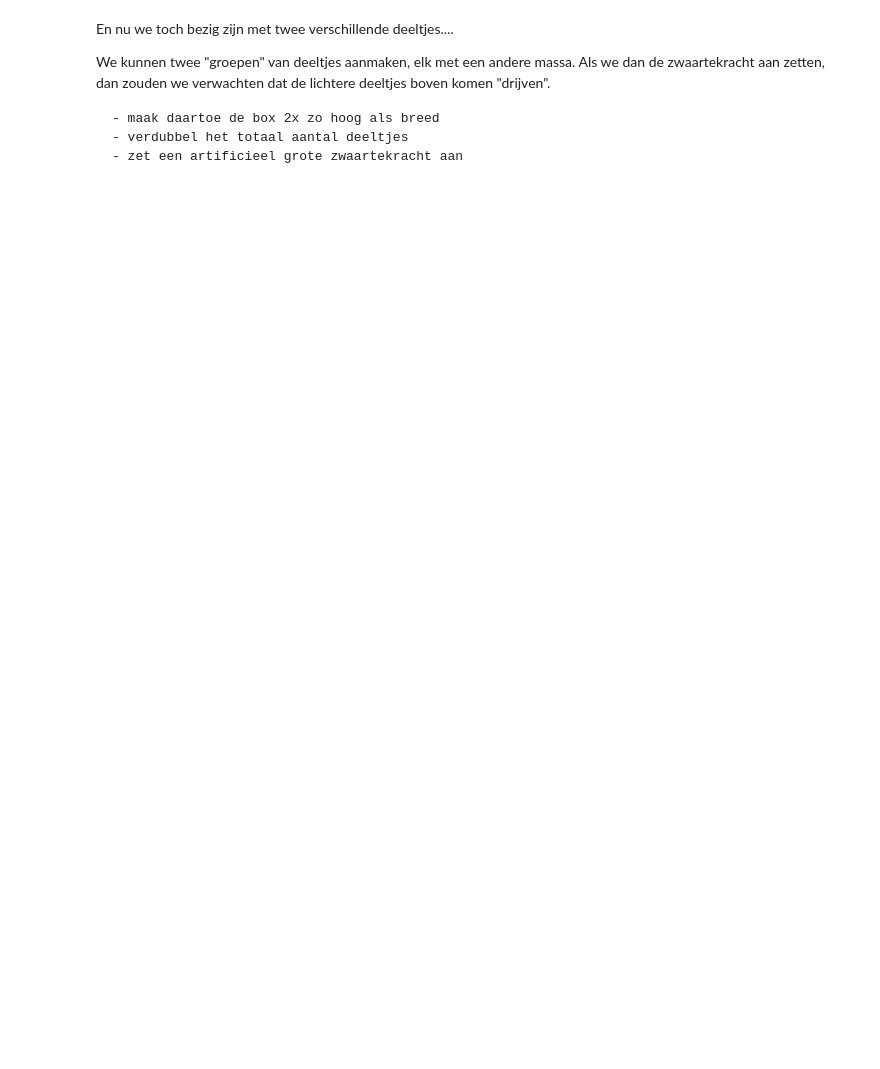
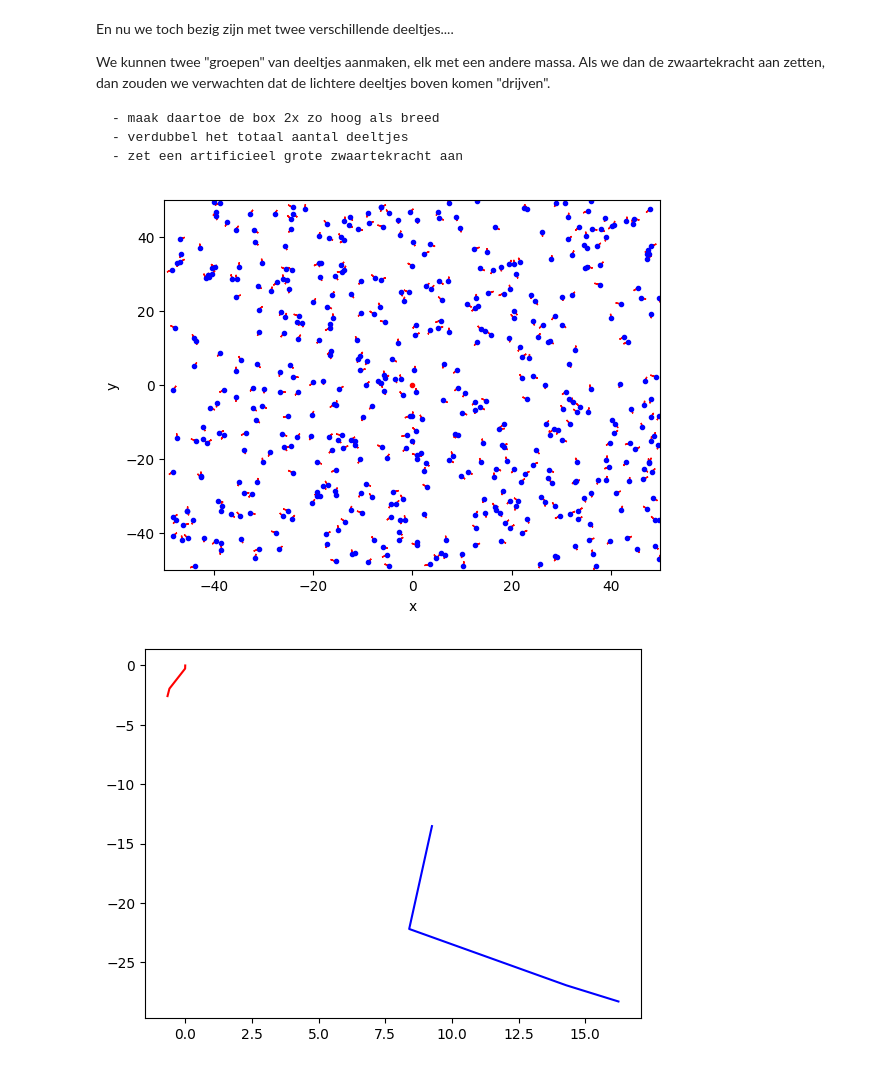
Before and after one commit to Jz-Mo/thermolab, a Jupyter notebook: Content/PySim/4_brownianmotion.ipynb, the cells around one changed output. Cells and saved outputs as stored; diff of their text form; code cells hidden in the pictures; blank space fills up the shorter version.

```diff
--- a/Content/PySim/4_brownianmotion.ipynb
+++ b/Content/PySim/4_brownianmotion.ipynb
@@ -601,7 +601,7 @@ Box_length = Box_length_0     # De grootte van de box kan wijzigen!
 # Particles
 dt = 0.1
 particles = []
-N = 720
+N = 500
 distance_traveled = np.zeros(N+1)
 v_0 = 1
 dt = 0.04
@@ -702,30 +702,33 @@ for i in range(400):
 
     track_x_light.append(particles[0].r[0])
     track_y_light.append(particles[0].r[1])
 
 #your code/answer
 
 plt.figure()
 plt.plot(track_x,track_y,'r')
 plt.plot(track_x_light,track_y_light,'b')
 #your code/answer
 plt.show()
 
 #your code/answer
 t = np.linspace(0, 400*dt, 400)
 
 plt.figure()
 plt.plot(t, collisions)
 plt.xlabel('Time')
 plt.ylabel('Number of collisions')
 plt.title('Number of collisions over time')
 plt.show()
 
 plt.figure()
 plt.hist(distance_traveled[:-1], bins = 20, color='green', alpha=0.7, label='Light Particles')
 plt.hist(distance_traveled[-1], bins = 30, color='red', alpha=0.7, label='Heavy Particle')
 plt.xlabel('Distance Traveled')
 plt.ylabel('Number of Particles')
 plt.legend()
 plt.title('Histogram of Distance Traveled by Particles')
 plt.show()
+# %% [output]
+[figure, added]
+[figure, added]
```
Also changed, not shown: parts of 5 cells of this notebook, 1 other file.
